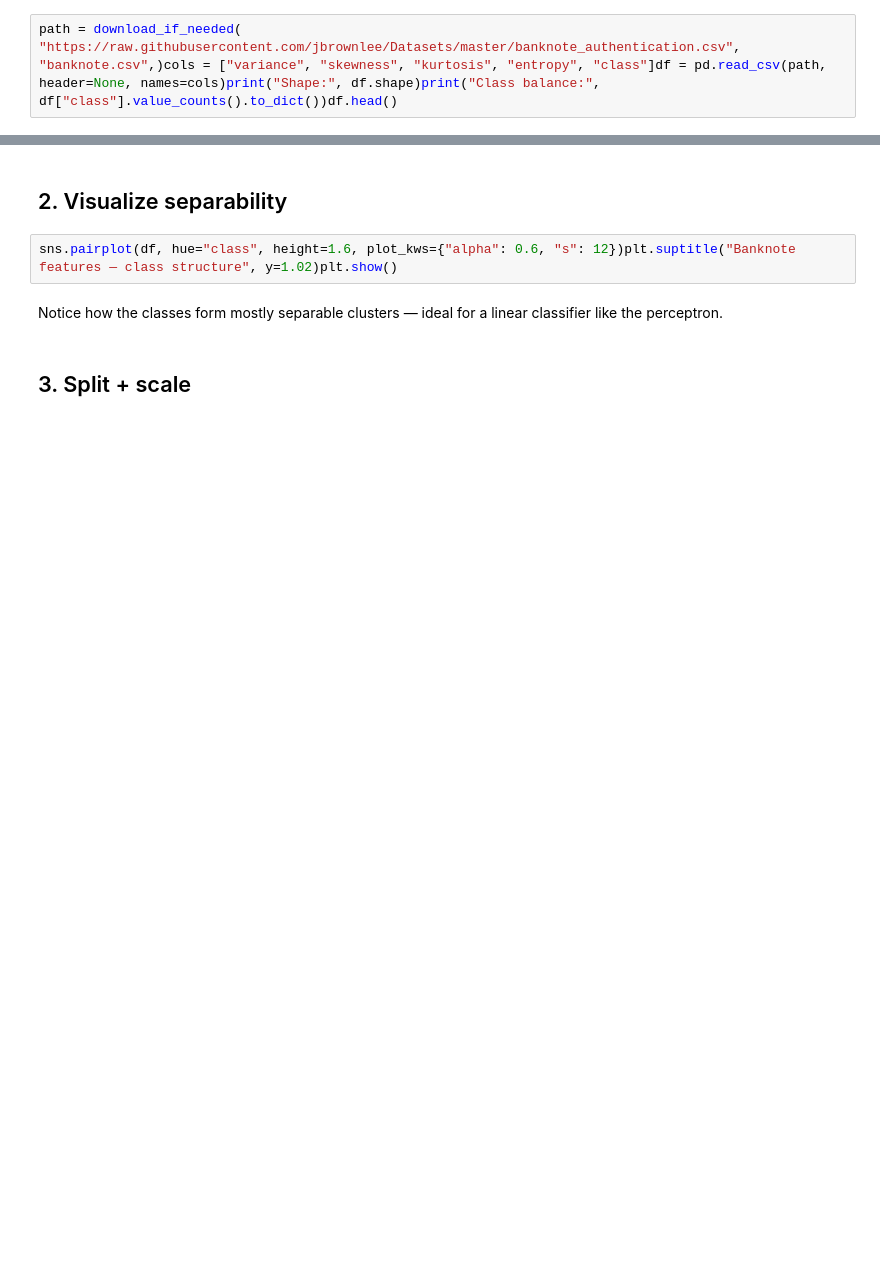
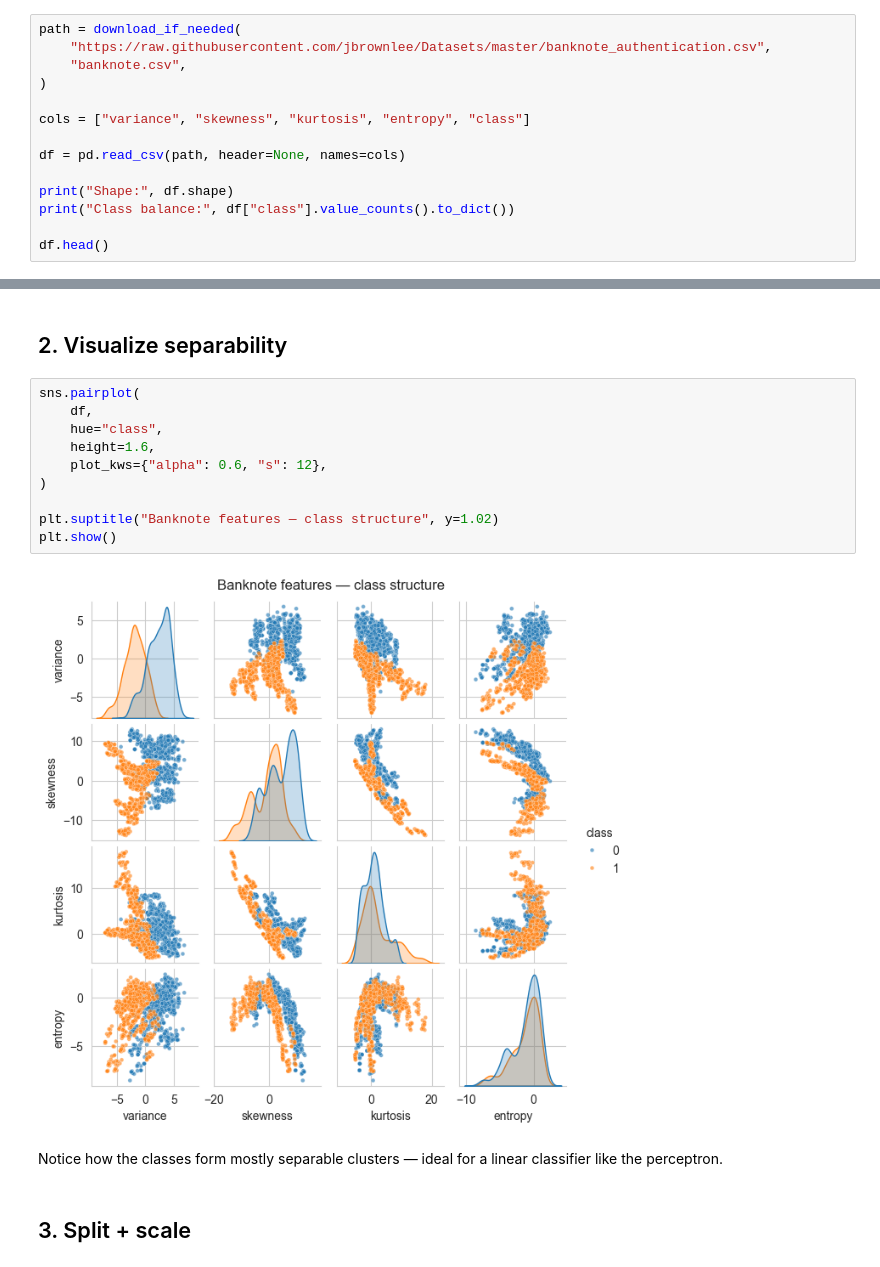
Before and after one commit to lmo6-collab/CMOR-438-577-Spring-2026, a Jupyter notebook: notebooks/03_perceptron.ipynb, the cells around one changed output, grey strips where cells are left out. Cells and saved outputs as stored; diff of their text form; blank space fills up the shorter version.

```diff
--- a/notebooks/03_perceptron.ipynb
+++ b/notebooks/03_perceptron.ipynb
@@ -5,4 +74,16 @@ import osimport urllib.requestDATA_DIR = os.path.join(os.path.dirname(os.getcwd(
 # %% [markdown]
 ## 1. Load data
 # %%
-path = download_if_needed(    "https://raw.githubusercontent.com/jbrownlee/Datasets/master/banknote_authentication.csv",    "banknote.csv",)cols = ["variance", "skewness", "kurtosis", "entropy", "class"]df = pd.read_csv(path, header=None, names=cols)print("Shape:", df.shape)print("Class balance:", df["class"].value_counts().to_dict())df.head()
+path = download_if_needed(
+    "https://raw.githubusercontent.com/jbrownlee/Datasets/master/banknote_authentication.csv",
+    "banknote.csv",
+)
+
+cols = ["variance", "skewness", "kurtosis", "entropy", "class"]
+
+df = pd.read_csv(path, header=None, names=cols)
+
+print("Shape:", df.shape)
+print("Class balance:", df["class"].value_counts().to_dict())
+
+df.head()
@@ -9,7 +99,17 @@ path = download_if_needed(    "https://raw.githubusercontent.com/jbrownlee/Datas
 # %% [markdown]
 ## 2. Visualize separability
 # %%
-sns.pairplot(df, hue="class", height=1.6, plot_kws={"alpha": 0.6, "s": 12})plt.suptitle("Banknote features — class structure", y=1.02)plt.show()
+sns.pairplot(
+    df,
+    hue="class",
+    height=1.6,
+    plot_kws={"alpha": 0.6, "s": 12},
+)
+
+plt.suptitle("Banknote features — class structure", y=1.02)
+plt.show()
+# %% [output]
+[figure, added]
 # %% [markdown]
 Notice how the classes form mostly separable clusters — ideal for a linear classifier like the perceptron.
 # %% [markdown]
```
Also changed, not shown: parts of 10 cells of this notebook, 7 other files.
